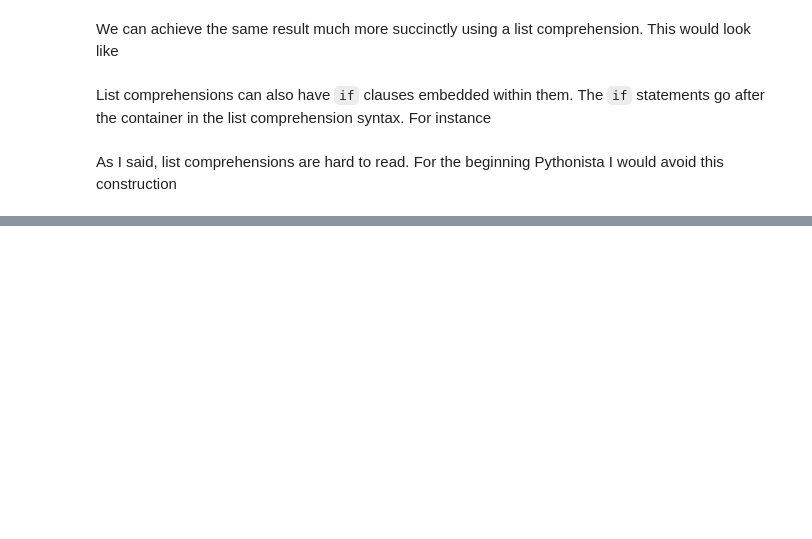
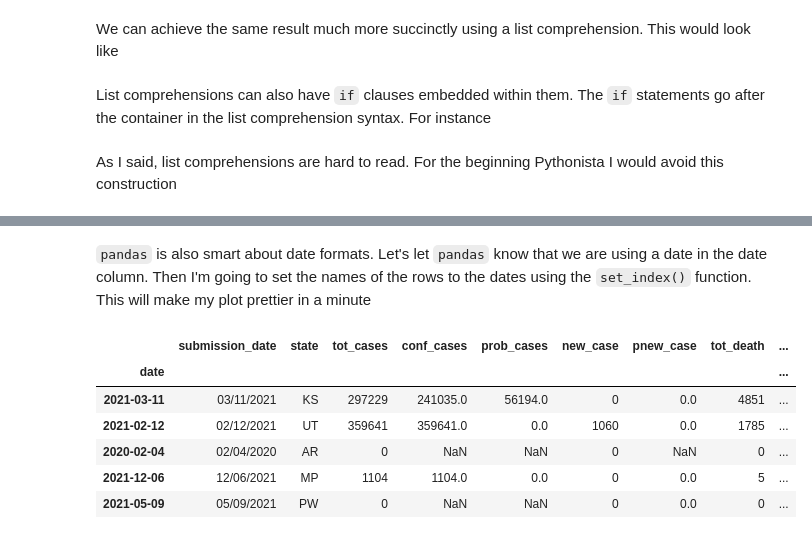
Before and after one commit to andrewkern/bio399, a Jupyter notebook: discussion/discussion1.ipynb, the cells around one changed output, grey strips where cells are left out. Drawn from its saved outputs; the diff is of its cells as text; code cells hidden in the pictures; blank space fills up the shorter version.

```diff
--- a/discussion/discussion1.ipynb
+++ b/discussion/discussion1.ipynb
@@ -46,0 +85,14 @@ As I said, list comprehensions are hard to read. For the beginning Pythonista I
+# %% [markdown]
+`pandas` is also smart about date formats. Let's let `pandas` know that we are using a date in the date column. Then I'm going to set the names of the rows to the dates using the `set_index()` function. This will make my plot prettier in a minute
+# %%
+x['date']=pd.to_datetime(x['submission_date'],format='%m/%d/%Y')
+x.set_index(['date'],inplace=True)
+x.head()
+# %% [output]
+|  | submission_date | state | tot_cases | conf_cases | prob_cases | new_case | pnew_case | tot_death | ... |
+| date |  |  |  |  |  |  |  |  | ... |
+| 2021-03-11 | 03/11/2021 | KS | 297229 | 241035.0 | 56194.0 | 0 | 0.0 | 4851 | ... |
+| 2021-02-12 | 02/12/2021 | UT | 359641 | 359641.0 | 0.0 | 1060 | 0.0 | 1785 | ... |
+| 2020-02-04 | 02/04/2020 | AR | 0 | NaN | NaN | 0 | NaN | 0 | ... |
+| 2021-12-06 | 12/06/2021 | MP | 1104 | 1104.0 | 0.0 | 0 | 0.0 | 5 | ... |
+| 2021-05-09 | 05/09/2021 | PW | 0 | NaN | NaN | 0 | 0.0 | 0 | ... |
```
Also changed, not shown: parts of 9 cells of this notebook, 1 other file.
